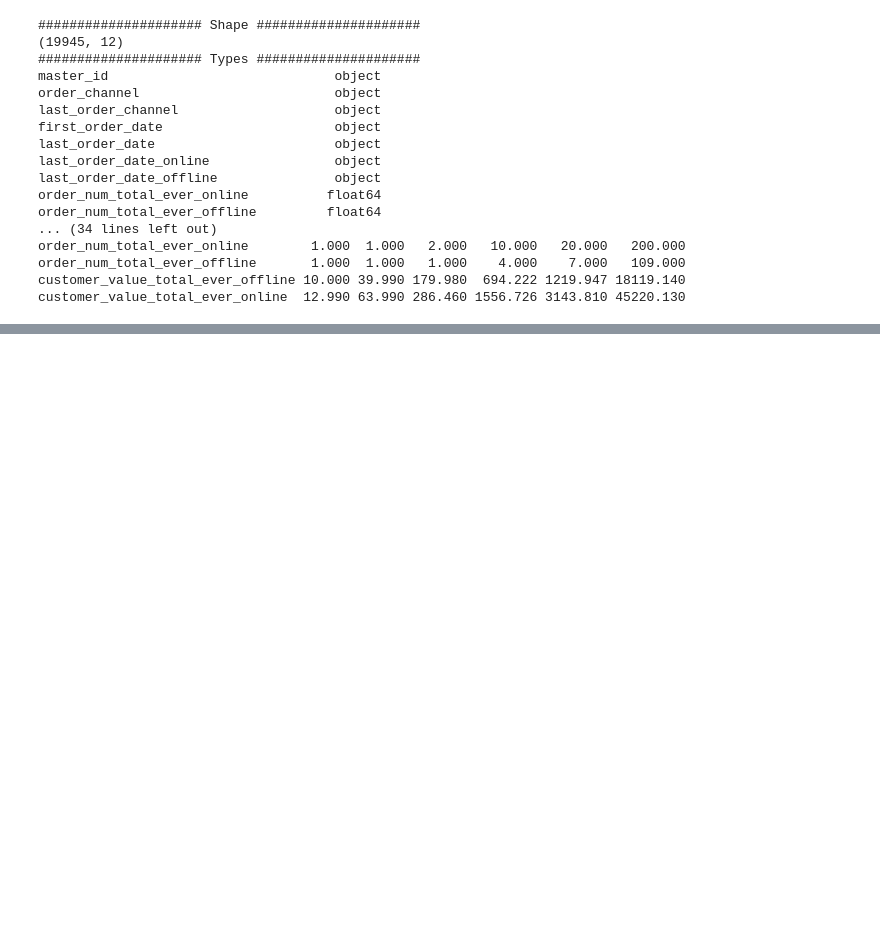
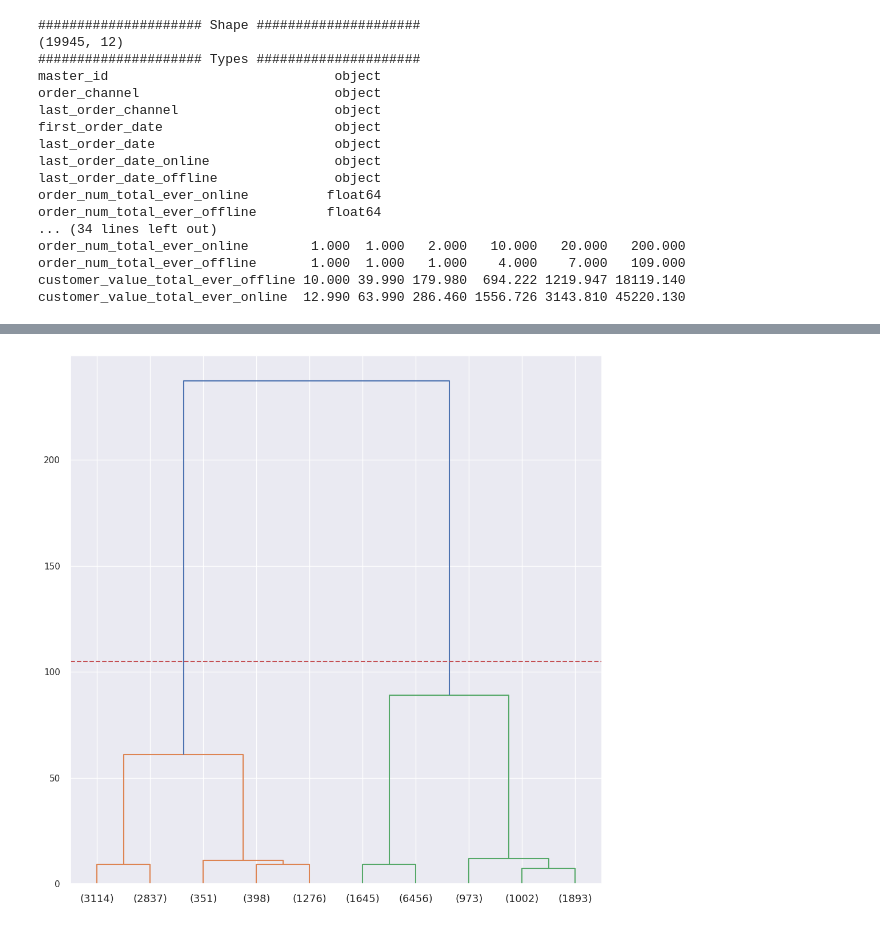
Before and after one commit to dilekdd/FLO_Unsupervised, a Jupyter notebook: flo-unsupervised.ipynb, the cells around one changed output, grey strips where cells are left out. Saved outputs shown, nothing was run; the diff lists cells and outputs as text; code cells hidden in the pictures; blank space fills up the shorter version.

```diff
--- a/flo-unsupervised.ipynb
+++ b/flo-unsupervised.ipynb
@@ -502,0 +289,3 @@ tenure                              -0.052           -0.014    0.045   1.000
+# %%
+#creating the model, segmenting the customers
+kmeans = KMeans(n_clusters=elbow.elbow_value_, random_state=42).fit(df)
@@ -502,0 +310,6 @@ tenure                              -0.052           -0.014    0.045   1.000
+# %%
+#converting the numpy array to a dataframe with the following columns
+df = pd.DataFrame(df, columns=["frequency", "monetary", "recency", "tenure"])
+# %%
+# we have 4 clusters(segments) but they start from zero, so add 1 to make them start from 1
+df["Segment"] = kmeans.labels_ + 1
@@ -502,0 +379,2 @@ tenure                              -0.052           -0.014    0.045   1.000
+# %%
+hc = linkage(df, "ward")
@@ -502,0 +393,13 @@ tenure                              -0.052           -0.014    0.045   1.000
+# %%
+#plotting the dendogram, it is used in hierarchical clustering to visualize the arrangement of clusters and the distances between them.
+dendrogram(hc,
+           truncate_mode="lastp", #A parameter that specifies how the dendrogram will be cropped. The lastp option means that the last p cluster will be shown.
+           p=10, # specifies the number of last p clusters to display.
+           show_contracted=False, # A parameter indicating that clustering nodes are combined
+           leaf_font_size=13) #Leaf nodes font size
+plt.axhline(y=105, color='r', linestyle='--')
+plt.show()
+
+#y is the cut-off point for cluster separation (red line)
+# %% [output]
+[figure, added]
```
Also changed, not shown: parts of 64 cells of this notebook.
